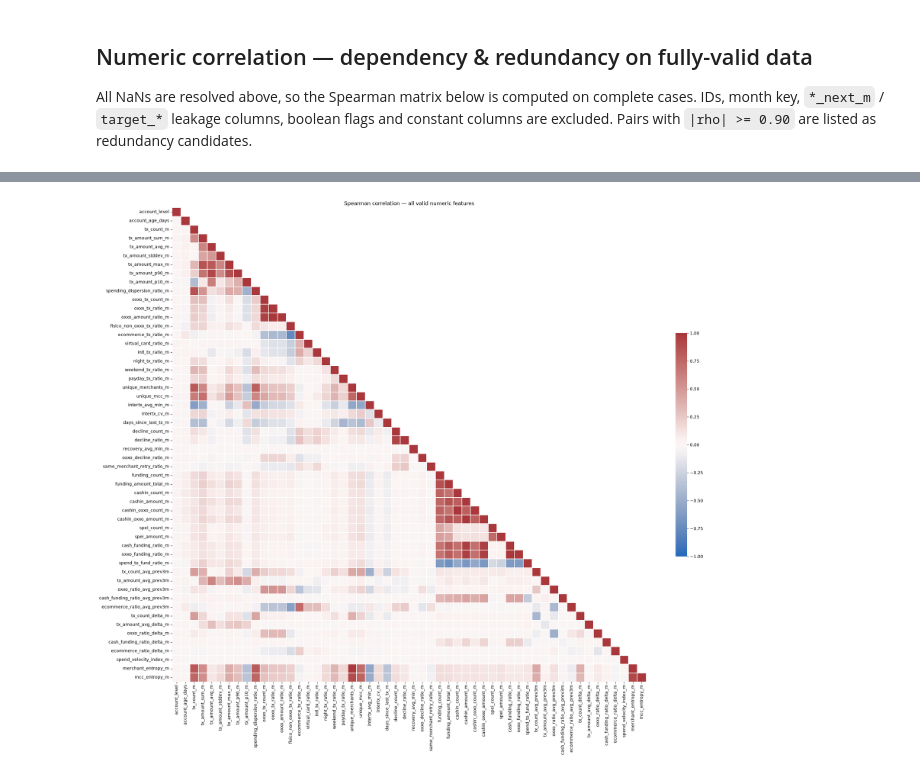
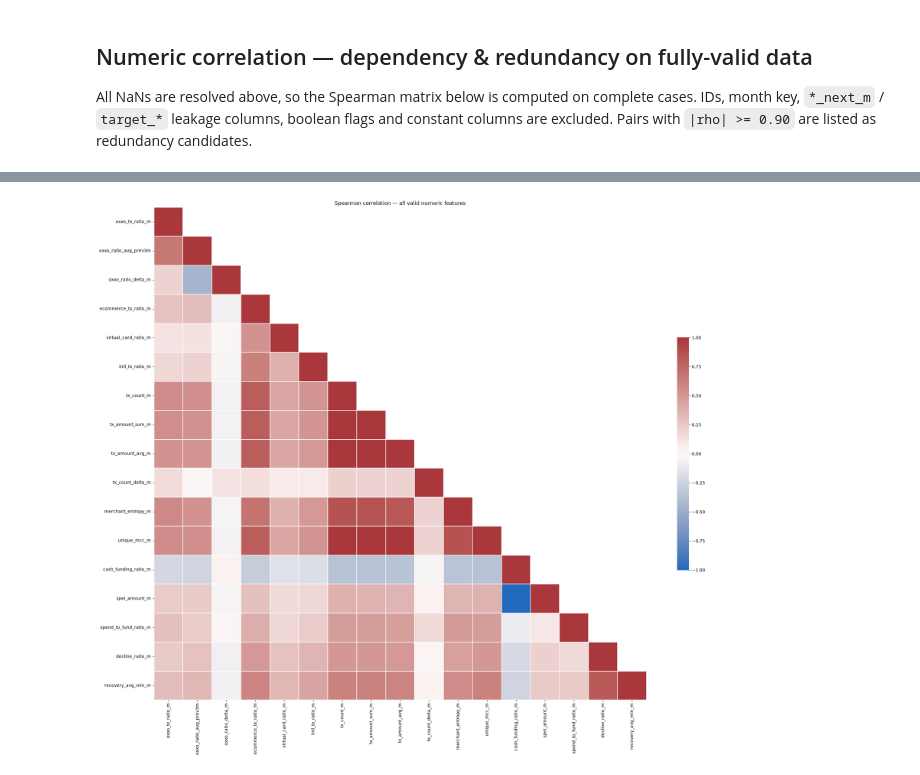
Before and after one commit to Krdz14/EDAgroup5, a Jupyter notebook: initialEDA.ipynb, the cells around one changed output, grey strips where cells are left out. Drawn from its saved outputs; the diff is of its cells as text; code cells hidden in the pictures.

Commit message:
ajustes al nuevo sample

```diff
--- a/initialEDA.ipynb
+++ b/initialEDA.ipynb
@@ -6,7 +6,7 @@ import pandas as pd
 import matplotlib.pyplot as plt
 import seaborn as sns
 
-df = pd.read_csv("../EDAgroup5/data/sample_grouped_dataset-1.csv")
+df = pd.read_csv("../EDAgroup5/data/g5_sample_flip.csv")
 # %% [markdown]
 ## **Systemic Null Value Resolution**
 
@@ -106,13 +117,18 @@ df_c.loc[zero_tx_mask, ['oxxo_tx_ratio_m', 'ecommerce_tx_ratio_m']] = 0.0
 ## Spend vs. Funding Discrepancies:
 * **`spend_to_fund_ratio_m`**: When total monthly funding is zero (funding_amount_total_m == 0), calculating ratio metrics against total spend (tx_amount_sum_m) generates division-by-zero or infinite values. Force spend_to_fund_ratio_m to 0.0 (or a capped extreme upper limit if spend exists without new funding) and create a boolean flag is_zero_funding_m to capture this financial state.
 # %%
-df_c["is_zero_funding_m"] = df_c["funding_amount_total_m"] == 0
-zero_funding_and_spend = df_c["is_zero_funding_m"] & (df_c["tx_amount_sum_m"].fillna(0) == 0)
-df_c.loc[zero_funding_and_spend, "spend_to_fund_ratio_m"] = 0.0
+if "funding_amount_total_m" in df_c.columns:
+    df_c["is_zero_funding_m"] = df_c["funding_amount_total_m"] == 0
+    if "tx_amount_sum_m" in df_c.columns and "spend_to_fund_ratio_m" in df_c.columns:
+        zero_funding_and_spend = df_c["is_zero_funding_m"] & (df_c["tx_amount_sum_m"].fillna(0) == 0)
+        df_c.loc[zero_funding_and_spend, "spend_to_fund_ratio_m"] = 0.0
 # %% [markdown]
 ## Delta Metric Consistency:
 * **`oxxo_ratio_delta_m`** / **`tx_count_delta_m`**: Delta features must mathematically match the difference between current monthly values and historical averages (tx_count_m - tx_count_avg_prev3m). Recalculate and overwrite these columns directly from the reconciled source features to guarantee alignment across all panel records.
 # %%
-df_c["tx_count_delta_m"] = df_c["tx_count_m"] - df_c["tx_count_avg_prev3m"]
-df_c["oxxo_ratio_delta_m"] = (df_c["oxxo_tx_ratio_m"] - df_c["oxxo_ratio_avg_prev3m"])
+if "tx_count_m" in df_c.columns and "tx_count_avg_prev3m" in df_c.columns:
+    df_c["tx_count_delta_m"] = df_c["tx_count_m"] - df_c["tx_count_avg_prev3m"]
+
+if "oxxo_tx_ratio_m" in df_c.columns and "oxxo_ratio_avg_prev3m" in df_c.columns:
+    df_c["oxxo_ratio_delta_m"] = df_c["oxxo_tx_ratio_m"] - df_c["oxxo_ratio_avg_prev3m"]
 # %%
@@ -192,39 +222,65 @@ cases. IDs, month key, `*_next_m` / `target_*` leakage columns, boolean flags an
 constant columns are excluded. Pairs with `|rho| >= 0.90` are listed as redundancy
 candidates.
 # %%
-import itertools
+for col in df_c.columns:
+    if df_c[col].isna().sum() > 0:
+        if np.issubdtype(df_c[col].dtype, np.number):
+            med = df_c[col].median()
+            df_c[col] = df_c[col].fillna(med if pd.notna(med) else 0)
+        else:
+            df_c[col] = df_c[col].fillna("UNKNOWN")
 
-assert df_c.isna().sum().sum() == 0, "resolve NaNs before correlating"
+# Exclusión explícita por patrones de nombre (IDs, Fechas, Leakage/Targets)
+leakage_patterns = ['_next_m', 'target_']
+known_id_cols = {'userid', 'user_id', 'id', 'customer_id', 'mes', 'month', 'month_key', 'gender', 'age_years'}
 
-DROP_FROM_CORR = {
-    "userId", "mes", "gender", "age_years",                                 # identifiers
-    "has_next_month", "target_oxxo_migration", "target_ticket_growth",
-    "oxxo_ratio_change_next_m", "ticket_change_next_m",  # future / leakage
-}
+# Base numérica seleccionada
+num = df_c.select_dtypes(include=[np.number]).copy()
 
-num = df_c.select_dtypes("number")                       # bool flags excluded automatically
-num = num.drop(columns=[c for c in DROP_FROM_CORR if c in num.columns])
-num = num.loc[:, [c for c in num.columns if not c.endswith("_was_missing")]]
-num = num.loc[:, num.nunique() > 1]                      # drop constants
-print(f"{num.shape[1]} numeric features in the correlation")
+# [CAMBIO 3]: Filtrado dinámico de columnas no deseadas (flags, IDs, variables auxiliares)
+cols_to_drop = []
+for col in num.columns:
+    c_lower = col.lower()
+    # Identificadores / Claves
+    if c_lower in known_id_cols or 'id' in c_lower or 'month' in c_lower:
+        cols_to_drop.append(col)
+    # Variables de Fuga (Leakage)
+    elif any(p in c_lower for p in leakage_patterns):
+        cols_to_drop.append(col)
+    # Indicadores booleanos e imputaciones (_was_missing, flags de estado)
+    elif col.endswith("_was_missing") or col.startswith("is_") or col.startswith("had_"):
+        cols_to_drop.append(col)
 
+num = num.drop(columns=list(set(cols_to_drop)), errors='ignore')
+num = num.loc[:, num.nunique() > 1]  # Remover constantes sin varianza
+
+print(f"{num.shape[1]} numeric features in the correlation matrix")
+
+# Matriz de correlación de Spearman
 corr = num.corr("spearman")
 
-redundant = sorted(
-    ((a, b, corr.loc[a, b])
-     for a, b in itertools.combinations(corr.columns, 2)
-     if abs(corr.loc[a, b]) >= 0.90),
-    key=lambda t: -abs(t[2]),
-)
+# Búsqueda de pares redundantes (|rho| >= 0.90) usando bucles nativos (sin itertools)
+cols = corr.columns
+redundant = []
+for i in range(len(cols)):
+    for j in range(i + 1, len(cols)):
+        val = corr.iloc[i, j]
+        if abs(val) >= 0.90:
+            redundant.append((cols[i], cols[j], val))
+
+redundant.sort(key=lambda t: -abs(t[2]))
+
 print(f"\n{len(redundant)} redundant pairs (|Spearman rho| >= 0.90):")
 for a, b, r in redundant:
     print(f"  {r:+.3f}   {a}  <->  {b}")
 
+# Visualización del mapa de calor
 fig, ax = plt.subplots(figsize=(22, 20))
 mask = np.triu(np.ones_like(corr, dtype=bool), k=1)
 sns.heatmap(corr, mask=mask, cmap="vlag", center=0, vmin=-1, vmax=1, square=True,
             xticklabels=True, yticklabels=True, linewidths=.3,
             cbar_kws={"shrink": .4}, ax=ax)
 ax.set_title("Spearman correlation — all valid numeric features")
-plt.tight_layout(); plt.show()
+plt.tight_layout()
+plt.show()
 # %% [output]
@@ -248 +297 @@ plt.tight_layout(); plt.show()
-[figure, old version]
+[figure, new version]
```
Also changed, not shown: parts of 7 cells of this notebook.
